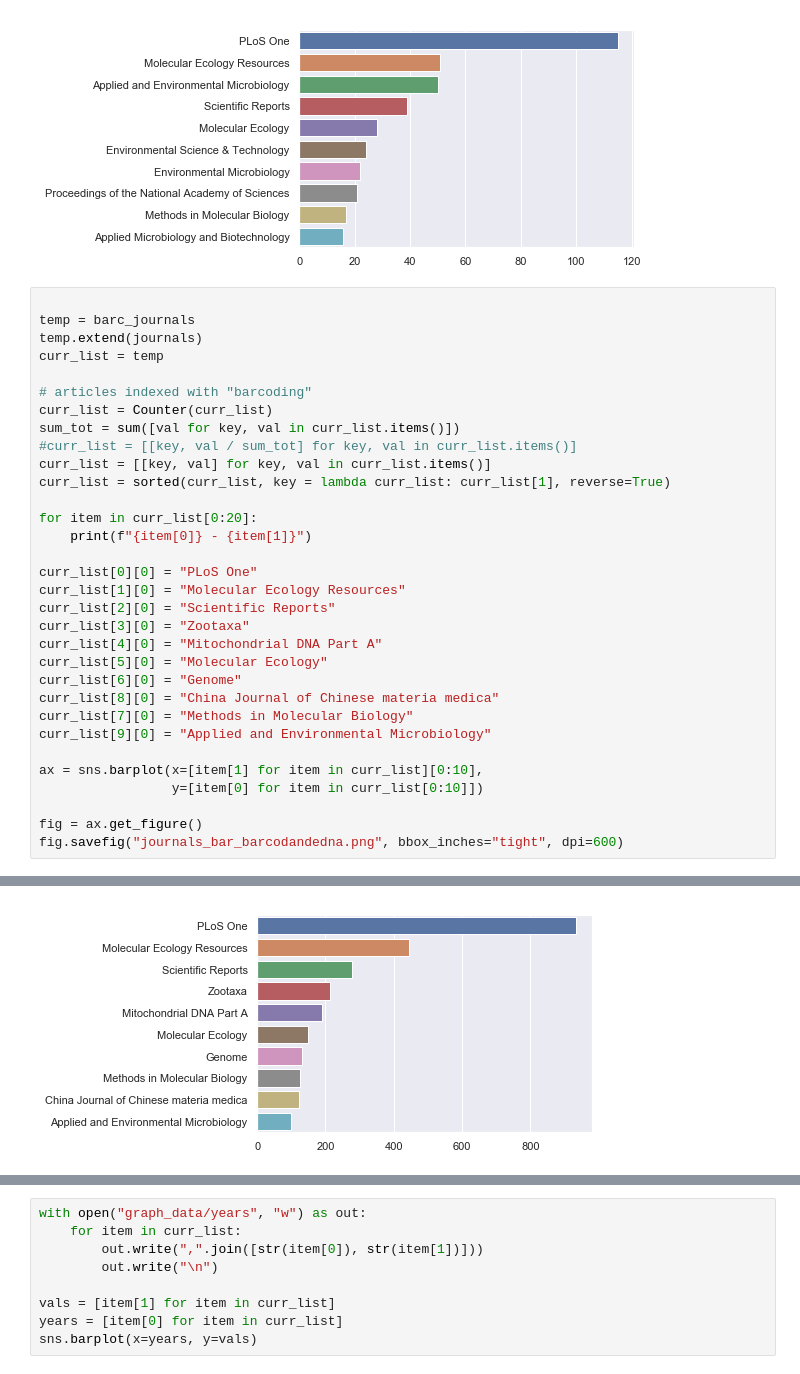
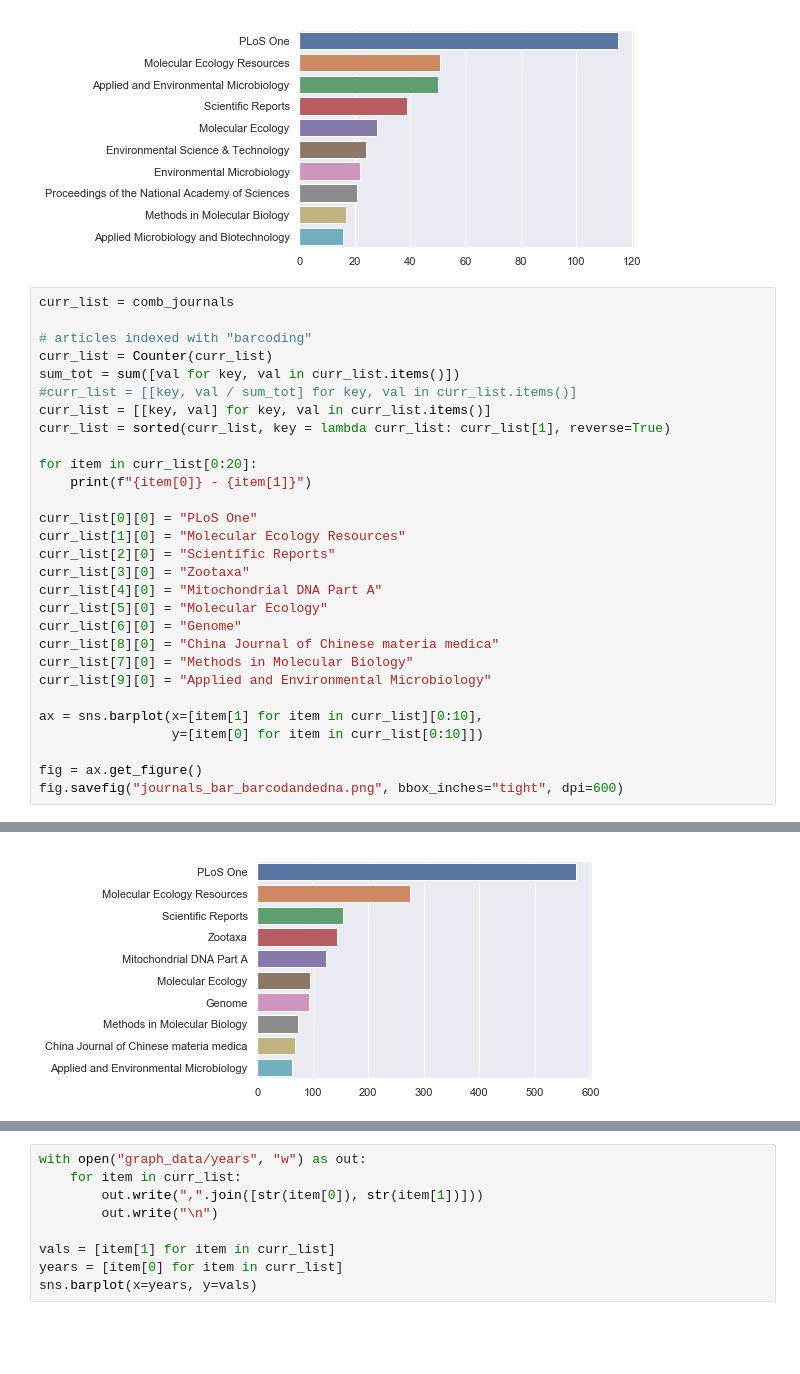
Before and after one commit to lucaspedroni/edna-lit-review, a Jupyter notebook: exploring_counts.ipynb, the cells around one changed output, grey strips where cells are left out. Drawn from its saved outputs; the diff is of its cells as text; blank space fills up the shorter version.

```diff
--- a/exploring_counts.ipynb
+++ b/exploring_counts.ipynb
@@ -139,10 +181,7 @@ Protist - 9
 Genome - 8
 [figure]
 # %%
-
-temp = barc_journals
-temp.extend(journals)
-curr_list = temp
+curr_list = comb_journals
 
 # articles indexed with "barcoding"
 curr_list = Counter(curr_list)
@@ -194,2 +233,2 @@ Genetics and molecular research : GMR - 47
-[figure, old version]
+[figure, new version]
 # %%
```
Also changed, not shown: parts of 12 cells of this notebook.
